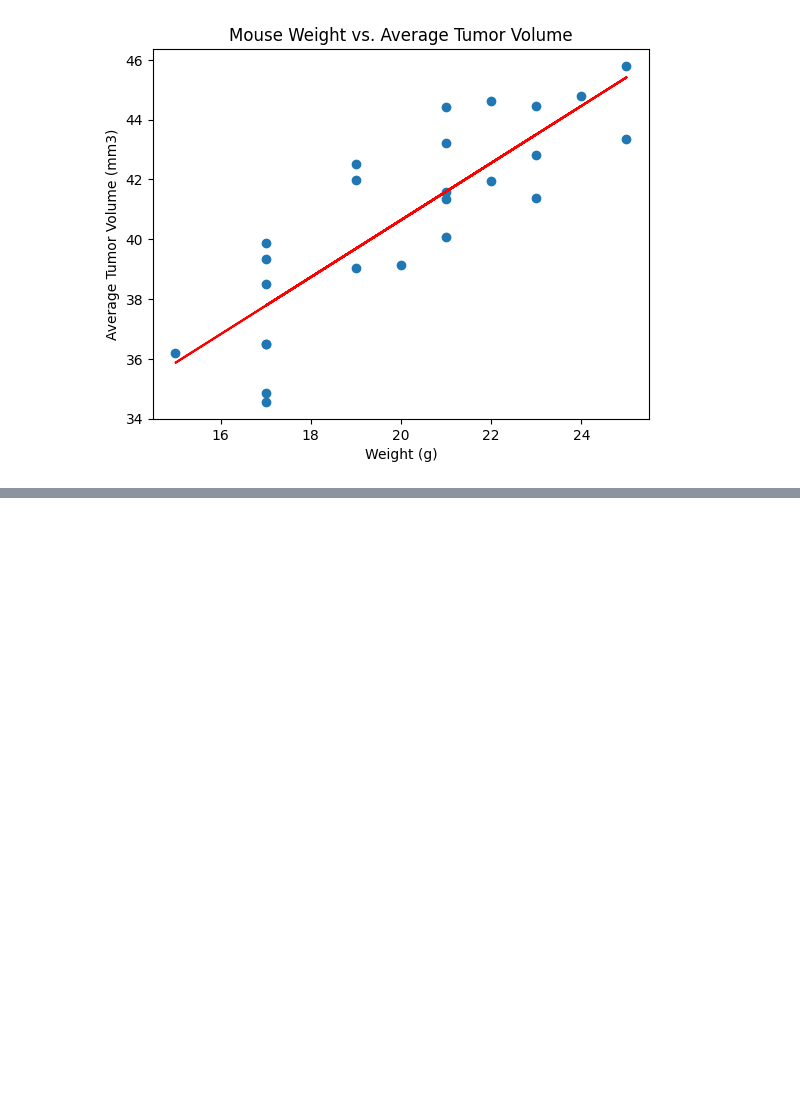
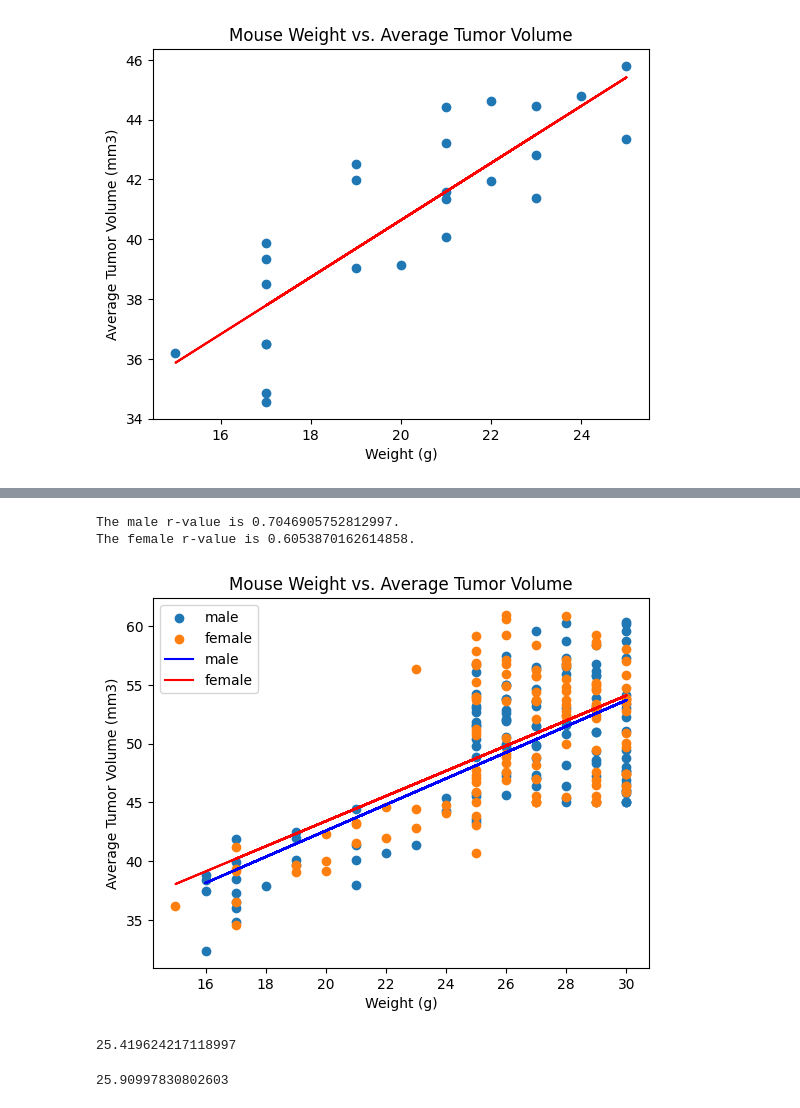
Before and after one commit to a676-code/plotting-challenge, a Jupyter notebook: Pymaceuticals/pymaceuticals.ipynb, the cells around one changed output, grey strips where cells are left out. Cells and saved outputs as stored; diff of their text form; code cells hidden in the pictures; blank space fills up the shorter version.

Commit message:
add male/female analysis

```diff
--- a/Pymaceuticals/pymaceuticals.ipynb
+++ b/Pymaceuticals/pymaceuticals.ipynb
@@ -401,0 +418,48 @@ The r-value is 0.8419363424694721.
+# %%
+# getting male and female subsets
+df_male = df_cleaned.loc[df_cleaned['Sex'] == 'Male']
+df_female = df_cleaned.loc[df_cleaned['Sex'] == 'Female']
+
+# grouping by mouse ID
+gb_mouse_id_male = df_male.groupby("Mouse ID")
+gb_mouse_id_female = df_female.groupby("Mouse ID")
+
+# getting the weights and average tumor volumes
+male_weight = gb_mouse_id_male.max()['Weight (g)']
+female_weight = gb_mouse_id_female.max()['Weight (g)']
+male_atv = gb_mouse_id_male.mean()['Tumor Volume (mm3)']
+female_atv = gb_mouse_id_female.mean()['Tumor Volume (mm3)']
+# %%
+fig = plt.figure()
+ax2 = fig.add_subplot()
+
+(male_slope, male_intercept, male_rvalue, male_pvalue, male_stderr) = st.linregress(male_weight, male_atv)
+(female_slope, female_intercept, female_rvalue, female_pvalue, female_stderr) = st.linregress(female_weight, female_atv)
+male_regress_values = male_slope * male_weight + male_intercept
+female_regress_values = female_slope * female_weight + female_intercept
+print(f"The male r-value is {male_rvalue}.")
+print(f"The female r-value is {female_rvalue}.")
+ax2.scatter(male_weight, male_atv, label='male')
+ax2.scatter(female_weight, female_atv, label="female")
+ax2.plot(male_weight, male_regress_values, "b-", label="male")
+ax2.plot(female_weight, female_regress_values, "r-", label="female")
+plt.legend(loc="best")
+plt.xlabel("Weight (g)")
+plt.ylabel("Average Tumor Volume (mm3)")
+plt.title("Mouse Weight vs. Average Tumor Volume")
+plt.show()
+# %% [output]
+The male r-value is 0.7046905752812997.
+The female r-value is 0.6053870162614858.
+[figure, added]
+# %%
+# FutureWarning: Dropping of nuisance columns in DataFrame reductions (with 'numeric_only=None') is deprecated; in a future version this will raise TypeError.  Select only valid columns before calling the reduction.
+average_male_weight = df_male.mean(numeric_only=True)['Weight (g)']
+average_male_weight
+# %% [output]
+25.419624217118997
+# %%
+average_female_weight = df_female.mean(numeric_only=True)['Weight (g)'].astype(float)
+average_female_weight
+# %% [output]
+25.90997830802603
```
Also changed, not shown: parts of 2 cells of this notebook, 1 other file.
